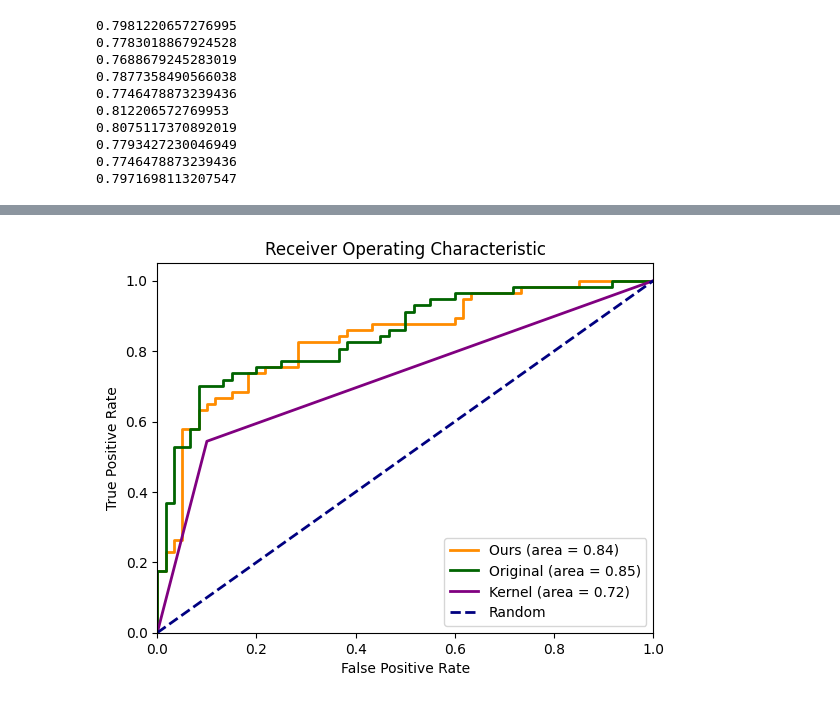
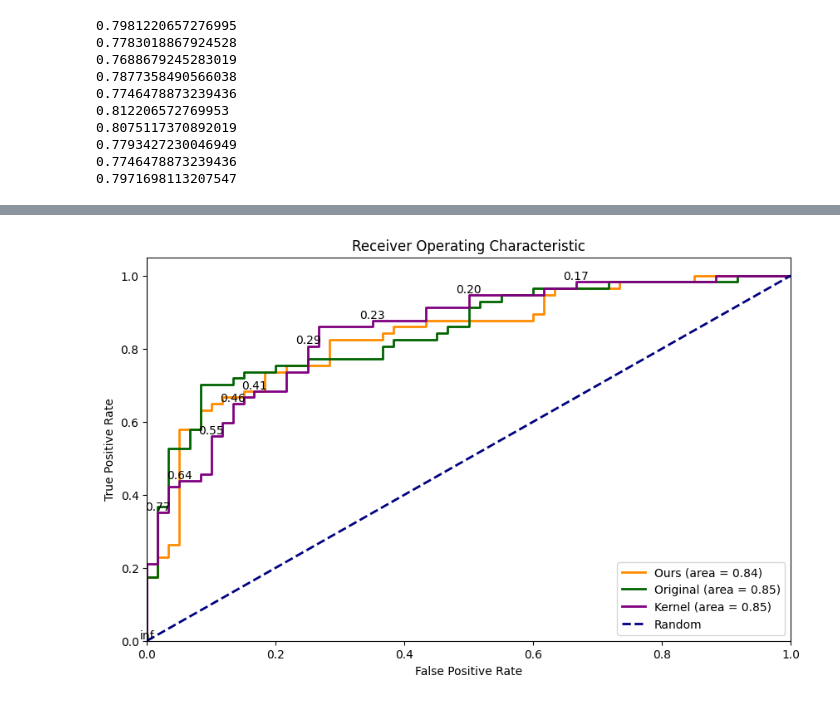
Before and after one commit to theoliver7/uzh-aml, a Jupyter notebook: docs/results_helpers.ipynb, the cells around one changed output, grey strips where cells are left out. Drawn from its saved outputs; the diff is of its cells as text; code cells hidden in the pictures.

Commit message:
fixed ROC curve

```diff
--- a/docs/results_helpers.ipynb
+++ b/docs/results_helpers.ipynb
@@ -287,7 +249,8 @@ import matplotlib.pyplot as plt
 
 # Define the label distributions for each fold
 fold_numbers = [1, 2, 3, 4, 5]
-training_label_distributions = [{0: 499, 1: 349}, {0: 511, 1: 338}, {0: 512, 1: 337}, {0: 501, 1: 348}, {0: 501, 1: 348}]
+training_label_distributions = [{0: 499, 1: 349}, {0: 511, 1: 338}, {0: 512, 1: 337}, {0: 501, 1: 348},
+                                {0: 501, 1: 348}]
 validation_label_distributions = [{0: 132, 1: 81}, {0: 120, 1: 92}, {0: 119, 1: 93}, {0: 130, 1: 82}, {0: 130, 1: 82}]
 
 # Plot the label distributions
@@ -375,40 +336,66 @@ y_prob_ours = np.array([0.10935423, 0.52160066, 0.905823, 0.5002144, 0.9526225,
                         0.41751418, 0.00862978, 0.9026088, 0.01920334, 0.83392227, 0.3576138,
                         0.11364961, 0.50735754, 0.697822])
 
-y_prob_original = np.array([0.3169147, 0.28025675, 0.8841495, 0.4233972, 0.9620062, 0.96570647,
-                            0.1548522, 0.38733009, 0.29240805, 0.69604635, 0.09774714, 0.979203,
-                            0.46639872, 0.86038876, 0.3997626, 0.9746965, 0.5802038, 0.14759555,
-                            0.9201341, 0.13374358, 0.21951196, 0.45313582, 0.50651205, 0.9763183,
-                            0.04451089, 0.95283794, 0.6207989, 0.14311974, 0.1331094, 0.99349254,
-                            0.6821529, 0.941583, 0.6646262, 0.29107344, 0.9731996, 0.85313964,
-                            0.88293135, 0.26951727, 0.33756596, 0.04294749, 0.20638059, 0.21992889,
-                            0.6307521, 0.6693559, 0.742357, 0.04758209, 0.05541664, 0.6993625,
-                            0.48995963, 0.05983851, 0.16964316, 0.9395528, 0.11372101, 0.684074,
-                            0.70880127, 0.42995402, 0.14082819, 0.30201656, 0.21068951, 0.08328187,
-                            0.5307626, 0.05782247, 0.88787395, 0.93293214, 0.9154731, 0.14578152,
-                            0.75131375, 0.29397774, 0.27111268, 0.39996877, 0.56715244, 0.3675213,
-                            0.7743181, 0.10454345, 0.15797211, 0.48622414, 0.05359177, 0.11164941,
-                            0.36233217, 0.888502, 0.9547327, 0.9736007, 0.25760016, 0.5022443,
-                            0.10144178, 0.5680358, 0.24468444, 0.0277922, 0.8965351, 0.8116626,
-                            0.6815778, 0.9737991, 0.0628282, 0.96137816, 0.71596444, 0.4672513,
-                            0.94418645, 0.8290598, 0.9636923, 0.48799852, 0.46045083, 0.41001573,
-                            0.19575302, 0.04175137, 0.9438166, 0.04082956, 0.213032, 0.9848481,
-                            0.3341314, 0.00767143, 0.9544327, 0.08525503, 0.86907524, 0.0483265,
-                            0.11050232, 0.31953692, 0.36709237])
+y_prob_original = np.array([0.3169, 0.2803, 0.8841, 0.4234, 0.9620, 0.9657, 0.1549, 0.3873, 0.2924,
+                            0.6960, 0.0977, 0.9792, 0.4664, 0.8604, 0.3998, 0.9747, 0.5802, 0.1476,
+                            0.9201, 0.1337, 0.2195, 0.4531, 0.5065, 0.9763, 0.0445, 0.9528, 0.6208,
+                            0.1431, 0.1331, 0.9935, 0.6822, 0.9416, 0.6646, 0.2911, 0.9732, 0.8531,
+                            0.8829, 0.2695, 0.3376, 0.0429, 0.2064, 0.2199, 0.6308, 0.6694, 0.7424,
+                            0.0476, 0.0554, 0.6994, 0.4900, 0.0598, 0.1696, 0.9396, 0.1137, 0.6841,
+                            0.7088, 0.4300, 0.1408, 0.3020, 0.2107, 0.0833, 0.5308, 0.0578, 0.8879,
+                            0.9329, 0.9155, 0.1458, 0.7513, 0.2940, 0.2711, 0.4000, 0.5672, 0.3675,
+                            0.7743, 0.1045, 0.1580, 0.4862, 0.0536, 0.1116, 0.3623, 0.8885, 0.9547,
+                            0.9736, 0.2576, 0.5022, 0.1014, 0.5680, 0.2447, 0.0278, 0.8965, 0.8117,
+                            0.6816, 0.9738, 0.0628, 0.9614, 0.7160, 0.4673, 0.9442, 0.8291, 0.9637,
+                            0.4880, 0.4605, 0.4100, 0.1958, 0.0418, 0.9438, 0.0408, 0.2130, 0.9848,
+                            0.3341, 0.0077, 0.9544, 0.0853, 0.8691, 0.0483, 0.1105, 0.3195, 0.3671])
 y_prob_kernel = np.array(
-    [1, 1, 2, 1, 2, 2, 1, 1, 1, 1, 1, 2, 1, 2, 1, 2, 1, 2, 2, 2, 1, 2, 1, 2, 1, 2, 2, 1, 1, 2, 2, 2, 2, 1, 2, 1, 2,
-     1, 1, 1, 1, 1, 1, 1, 2, 1, 1, 2, 1, 1, 1, 2, 1, 1, 1, 1, 1, 1, 1, 1, 1, 1, 1, 1, 2, 1, 1, 1, 1, 1, 1, 1, 1, 1,
-     1, 1, 1, 1, 1, 1, 2, 2, 1, 2, 1, 1, 1, 1, 2, 1, 1, 2, 1, 2, 2, 1, 2, 2, 2, 1, 1, 1, 1, 1, 2, 1, 1, 2, 1, 1, 2, 1,
-     2, 1, 1, 1, 1])
+    [-0.93336557, -0.81423751, 0.34932227, -0.94273106, 1.72736435, 2.41522236
+        , -1.00466114, -1.25515942, -0.90592571, -0.69864229, -1.41246045, 0.4154576
+        , -0.08654981, 0.07579955, -1.30730008, 2.16185332, -0.35678205, 0.2186688
+        , 1.15774619, 0.13924032, -1.50112812, 0.68718454, -0.37778511, 1.17576962
+        , -1.08876255, 0.97869195, 0.22910658, -1.29156662, -1.38314069, 2.18520027
+        , 0.11631201, 0.943829, 0.0386811, -0.15638828, 1.45344377, -0.1354436
+        , 0.31782084, -1.23591275, -1.37553218, -0.90873604, -1.04843988, -1.0205455
+        , -1.21424914, -0.00787857, 0.02975637, -1.2369096, -0.69893412, 0.23076327
+        , -1.2937399, -1.11655719, -0.24205311, 0.47205347, -1.17863907, -0.35354236
+        , -0.72063505, -0.70669653, -1.03418774, -1.21398055, -1.34462987, -1.16946635
+        , -1.04611671, -1.01019913, -0.77952876, -0.22200319, 3.08851264, -1.21130052
+        , -0.57714802, -0.59227117, -1.16265918, -0.91196347, -1.36484133, -1.11418756
+        , -0.59088348, -1.30492943, -1.29622676, -0.23354471, -1.39465322, -1.2236913
+        , -1.08979562, -0.10090188, 1.99978132, 2.00334858, -0.98512106, 0.30987932
+        , -1.44690095, -0.73759173, -0.20372514, -1.08238293, 0.67302904, -0.72180468
+        , -1.17467909, 2.27312531, -1.36468128, 1.8082315, 0.24193536, -1.13336328
+        , 2.47748412, 0.09340249, 1.33785926, -0.99691495, -1.16935738, -0.98410475
+        , -0.73134481, -1.27181118, 1.96147954, -1.45547335, -0.73541847, 1.76105654
+        , -0.627625, -0.99161681, 3.02373944, -1.2169162, 1.02132259, -0.98528483
+        , -1.01859303, -1.13234884, -0.65667904])
+
+y_prob_kernel2 = np.array(
+    [0.23839036, 0.27120516, 0.66847797, 0.23592968, 0.93727087, 0.97592044, 0.22010303, 0.16398647, 0.24570087,
+     0.30562801, 0.13501717, 0.68940887, 0.5170682, 0.57572404, 0.15386749, 0.9655893, 0.41992691, 0.6273603,
+     0.86722155, 0.59859077, 0.12067229, 0.76710528, 0.41261794, 0.87021316, 0.19985432, 0.83423756, 0.63116197,
+     0.15686591, 0.14006782, 0.96669716, 0.59032126, 0.82710144, 0.56234877, 0.4917185, 0.9094211, 0.5, 0.65826228,
+     0.16785458, 0.14140405, 0.24494524, 0.20938356, 0.21616871, 0.17229518, 0.54554803, 0.55913093, 0.16765246,
+     0.30553807, 0.63176593, 0.15644892, 0.19347746, 0.46071378, 0.70672936, 0.17979583, 0.42105954, 0.29889214,
+     0.30315132, 0.21283058, 0.17235082, 0.14694096, 0.18176871, 0.20994263, 0.21872554, 0.28128235, 0.46794663,
+     0.99080158, 0.17290673, 0.34687593, 0.34219049, 0.18324366, 0.24407941, 0.14329959, 0.19401503, 0.34261859,
+     0.15431626, 0.15597287, 0.4637806, 0.13806606, 0.1703484, 0.19961451, 0.51186122, 0.95686258, 0.95707565,
+     0.22501296, 0.65566309, 0.12928163, 0.29375732, 0.47455616, 0.20134003, 0.76341076, 0.2985363, 0.18064549,
+     0.97056842, 0.14332813, 0.94382369, 0.63584301, 0.18969733, 0.97795509, 0.58206554, 0.89460137, 0.2220402,
+     0.18179225, 0.22527044, 0.29564301, 0.16069796, 0.95451038, 0.12788666, 0.29441254, 0.94008361, 0.3314082,
+     0.22337216, 0.98990359, 0.17174351, 0.84264181, 0.22497148, 0.21664955, 0.18992389, 0.3187122])
+
+print(len(y_true))
+print(len(y_prob_kernel))
 fpr_ours, tpr_ours, thresholds_ours = roc_curve(y_true, y_prob_ours)
 fpr_original, tpr_original, thresholds_original = roc_curve(y_true, y_prob_original)
-fpr_kernel, tpr_kernel, thresholds_kernel = roc_curve(y_true, y_prob_kernel)
-
+fpr_kernel, tpr_kernel, thresholds_kernel = roc_curve(y_true, y_prob_kernel2)
 roc_auc_ours = auc(fpr_ours, tpr_ours)
 roc_auc_original = auc(fpr_original, tpr_original)
 roc_auc_kernel = auc(fpr_kernel, tpr_kernel)
-
-plt.figure()
+print(thresholds_kernel)
+plt.figure(figsize=(10, 6))
 plt.plot(fpr_ours, tpr_ours, color='darkorange', lw=2, label='Ours (area = %0.2f)' % roc_auc_ours)
 plt.plot(fpr_original, tpr_original, color='darkgreen', lw=2, label='Original (area = %0.2f)' % roc_auc_original)
 plt.plot(fpr_kernel, tpr_kernel, color='purple', lw=2, label='Kernel (area = %0.2f)' % roc_auc_kernel)
@@ -419,5 +406,8 @@ plt.xlabel('False Positive Rate')
 plt.ylabel('True Positive Rate')
 plt.title('Receiver Operating Characteristic')
 plt.legend(loc="lower right")
+for i in range(0, len(thresholds_kernel), len(thresholds_kernel) // 10):
+    plt.annotate(f'{thresholds_kernel[i]:.2f}', (fpr_kernel[i], tpr_kernel[i]), textcoords="offset points", xytext=(0,2), ha='center')
+
 plt.show()
 # %% [output]
@@ -424 +423 @@ plt.show()
-[figure, old version]
+[figure, new version]
```
Also changed, not shown: parts of 12 cells of this notebook.
